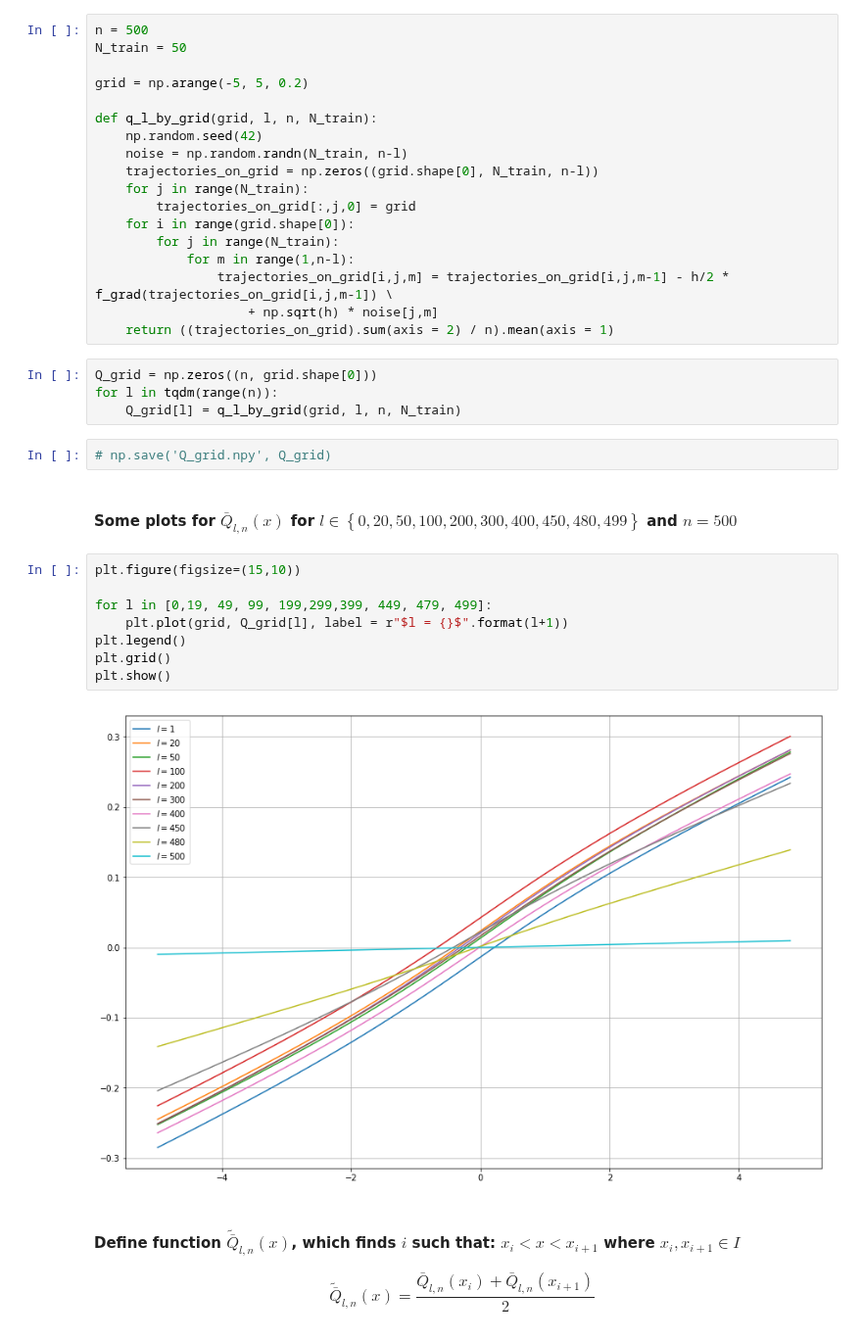
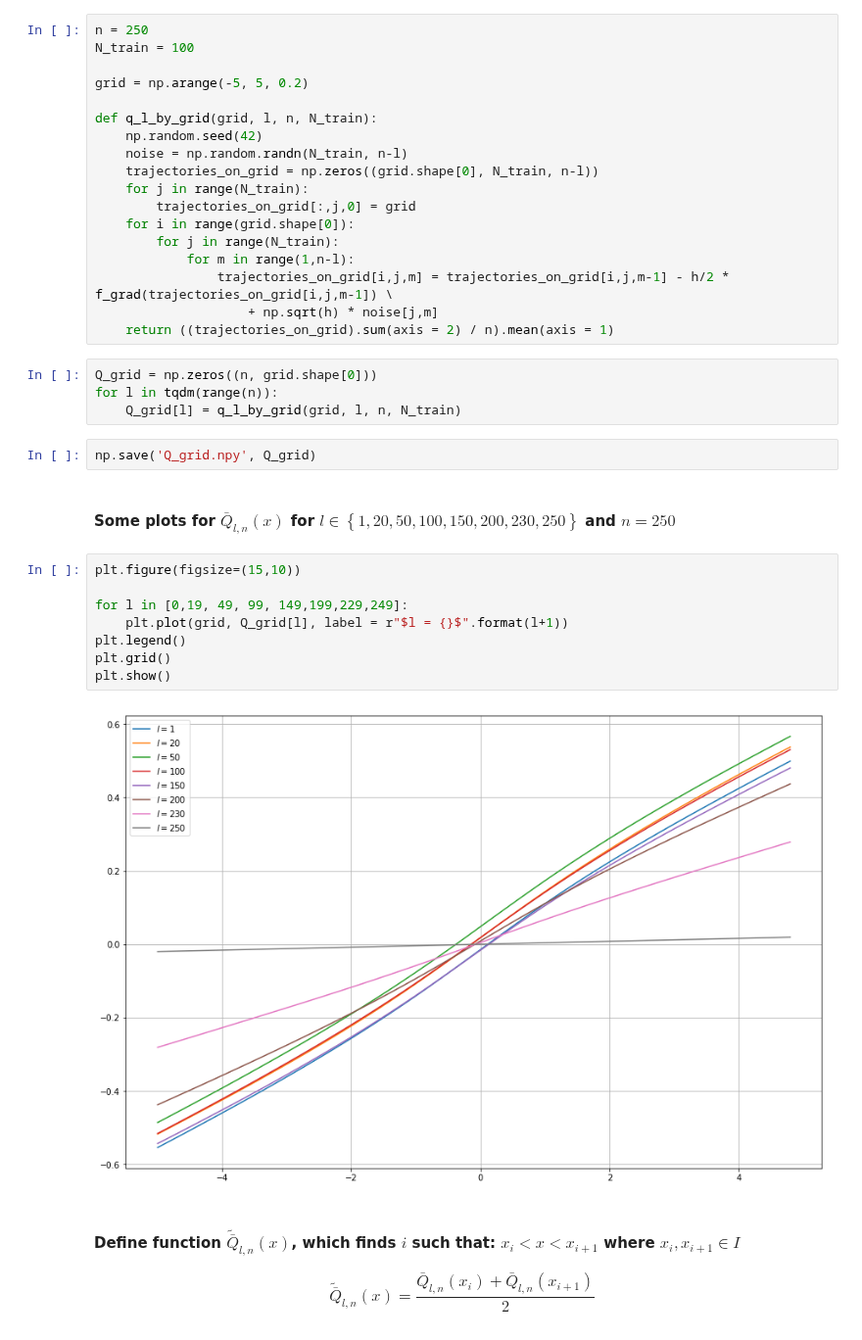
Before and after one commit to ShagadatovNurlan/VR-MCMC, a Jupyter notebook: Algo2_full_research_dimension1.ipynb, the cells around one changed output. Shown at 98% size. Saved outputs shown, nothing was run; the diff lists cells and outputs as text.

Commit message:
comparison grid and regression

```diff
--- a/Algo2_full_research_dimension1.ipynb
+++ b/Algo2_full_research_dimension1.ipynb
@@ -29,8 +32,8 @@ $$ \forall p = 1, \dots, n \text{ and }  i = 1, \dots , N_{train}$$
 Then I estimate:
 $$\bar{Q}_{l, n}^N (x) = \frac{1}{N_{train}} \sum_{i = 1}^{N_{train}}\sum_{p = 0}^{n-l} \frac{1}{n} X_p^{x, (i)} \quad \forall x \in I$$
 # %%
-n = 500
-N_train = 50
+n = 250
+N_train = 100
 
 grid = np.arange(-5, 5, 0.2)
 
@@ -51,19 +54,19 @@ Q_grid = np.zeros((n, grid.shape[0]))
 for l in tqdm(range(n)):
     Q_grid[l] = q_l_by_grid(grid, l, n, N_train)
 # %%
-# np.save('Q_grid.npy', Q_grid)
+np.save('Q_grid.npy', Q_grid)
 # %% [markdown]
-#### Some plots for $\bar{Q}_{l,n} (x)$ for $l \in \left\{0, 20, 50, 100, 200,300,400, 450, 480, 499 \right\}$ and $n = 500$
+#### Some plots for $\bar{Q}_{l,n} (x)$ for $l \in \left\{1, 20, 50, 100,150,200, 230, 250 \right\}$ and $n = 250$
 # %%
 plt.figure(figsize=(15,10))
 
-for l in [0,19, 49, 99, 199,299,399, 449, 479, 499]:
+for l in [0,19, 49, 99, 149,199,229,249]:
     plt.plot(grid, Q_grid[l], label = r"$l = {}$".format(l+1))
 plt.legend()
 plt.grid()
 plt.show()
 # %% [output]
-[figure, old version]
+[figure, new version]
 # %% [markdown]
 #### Define function $\tilde{\bar{Q}}_{l,n}(x)$, which finds $i$ such that: $x_i < x < x_{i+1}$ where $x_i, x_{i+1} \in I$
 
```
Also changed, not shown: parts of 8 cells of this notebook.
